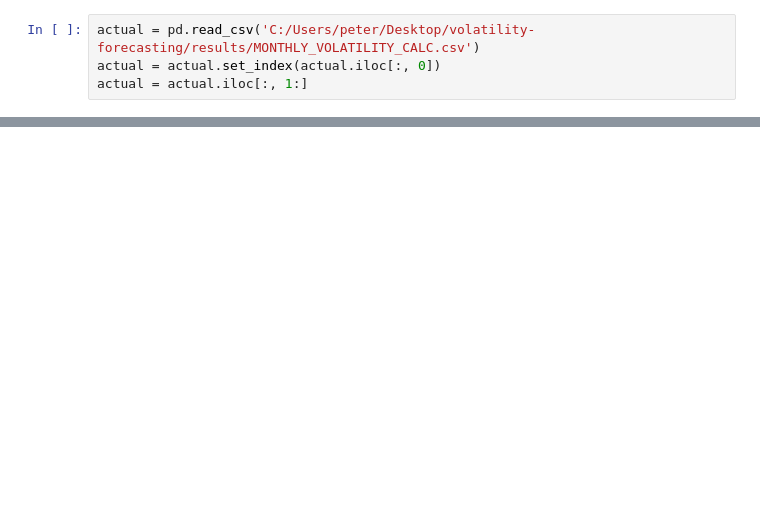
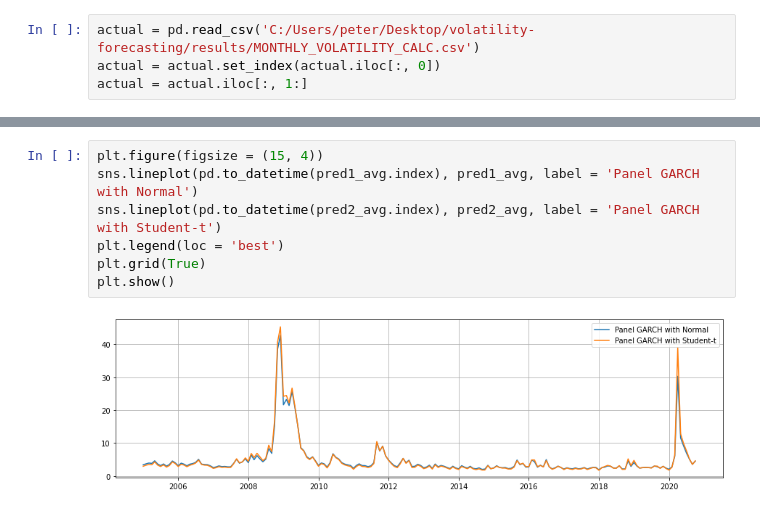
Before and after one commit to NemesiP/volatility-forecasting, a Jupyter notebook: Examples/Estimated Parameters.ipynb, the cells around one changed output, grey strips where cells are left out. Cells and saved outputs as stored; diff of their text form; blank space fills up the shorter version.

```diff
--- a/Examples/Estimated Parameters.ipynb
+++ b/Examples/Estimated Parameters.ipynb
@@ -111,0 +103,9 @@ dm_tests
+# %%
+plt.figure(figsize = (15, 4))
+sns.lineplot(pd.to_datetime(pred1_avg.index), pred1_avg, label = 'Panel GARCH with Normal')
+sns.lineplot(pd.to_datetime(pred2_avg.index), pred2_avg, label = 'Panel GARCH with Student-t')
+plt.legend(loc = 'best')
+plt.grid(True)
+plt.show()
+# %% [output]
+[figure, added]
```
Also changed, not shown: parts of 21 cells of this notebook, 4 other files.
